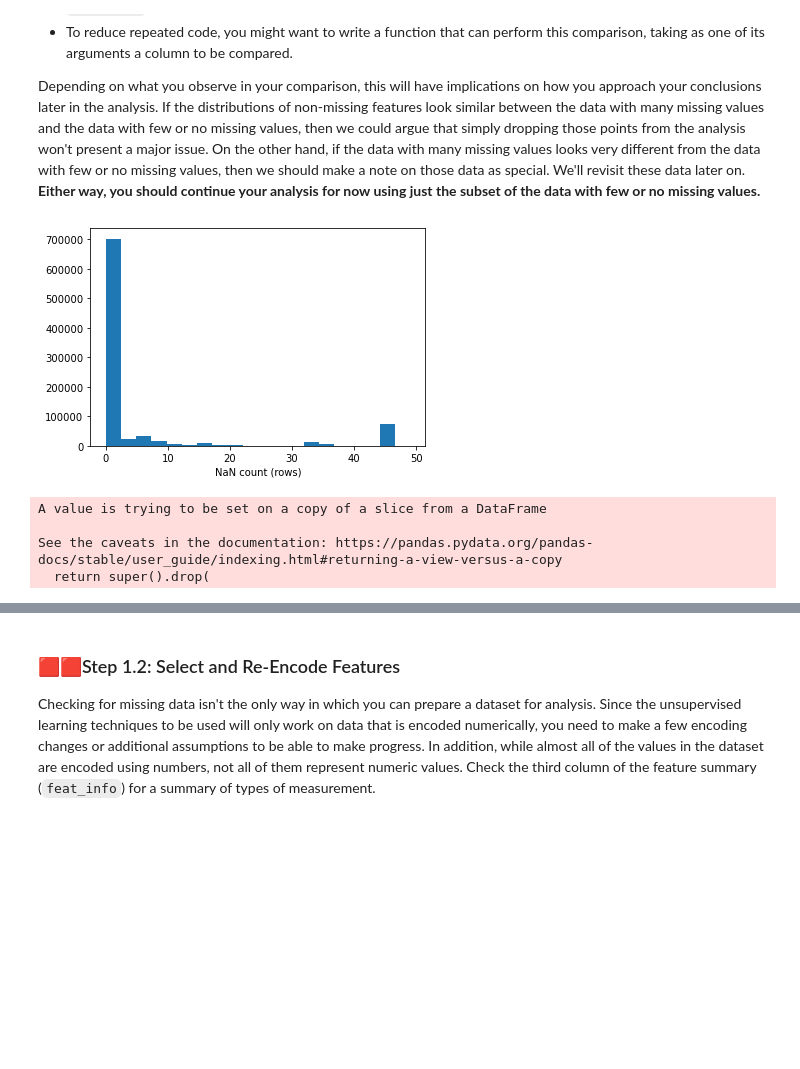
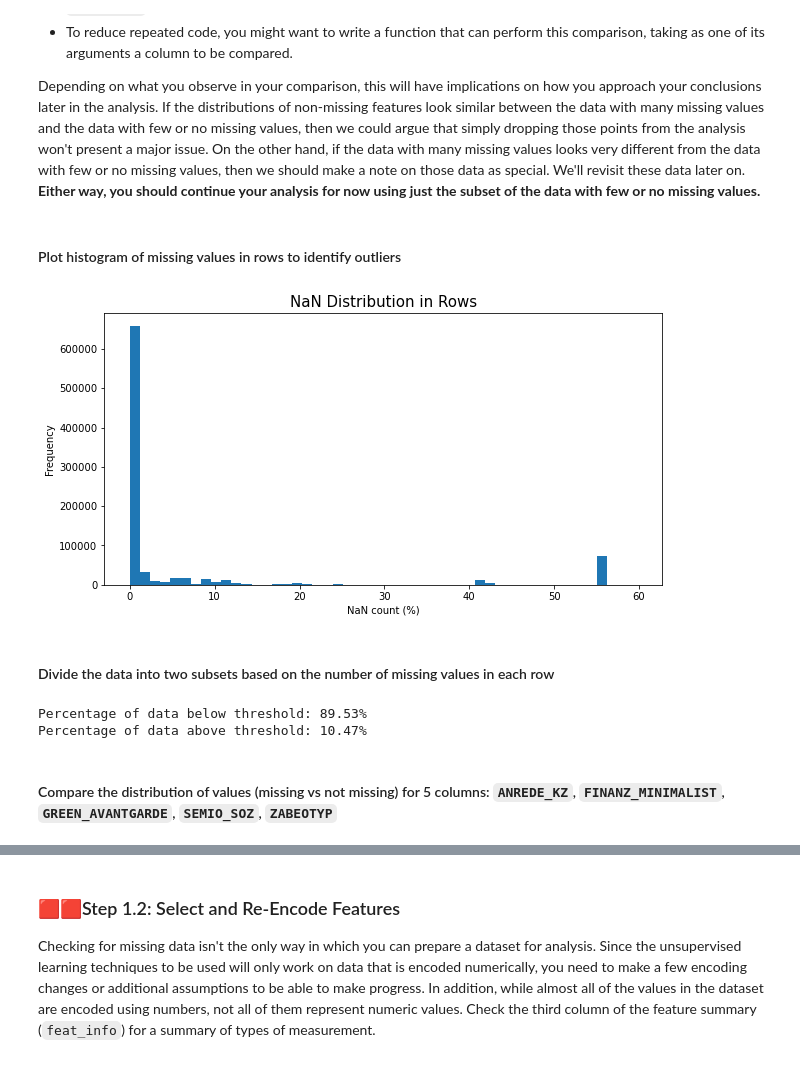
Before and after one commit to alexgeorgousis/customer-segments, a Jupyter notebook: Identify_Customer_Segments.ipynb, the cells around one changed output, grey strips where cells are left out. Saved outputs shown, nothing was run; the diff lists cells and outputs as text; code cells hidden in the pictures; blank space fills up the shorter version.

```diff
--- a/Identify_Customer_Segments.ipynb
+++ b/Identify_Customer_Segments.ipynb
@@ -101,4 +94,7 @@ def encode_miss_values(column):
     return column.apply(lambda x: np.NaN if str(x) in encodings else x)
 # %%
 # Replace every missing value encoding in every column with NaN
+start = time.time()
 azdias_clean = azdias.apply(encode_miss_values)
+end = time.time()
+print("NaN encoding execution time: {}s".format(np.around(end-start, decimals=2)))
@@ -111,7 +111,9 @@ For the remaining features, are there any patterns in which columns have, or sha
 # %%
-# Plot histogram of missing values to identify outliers.
-nan_counts = azdias_clean.isna().sum()
-n, bins, patches = plt.hist(nan_counts, bins=50)
-plt.xlabel("NaN count (columns)")
+nan_counts_cols = np.around(azdias_clean.isna().sum() / azdias_clean.shape[0]*100, decimals=2)
+plt.figure(figsize=(10,5))
+n, bins, patches = plt.hist(nan_counts_cols, bins=50)
+plt.title("NaN Distribution in Columns", {'fontsize': 15})
+plt.xlabel("NaN count (%)")
+plt.ylabel("Frequency")
 plt.show()
 # %% [output]
@@ -128,7 +120,0 @@ Name: Outliers, dtype: int64
-# %%
-# Remove the outlier columns from the dataset. You'll perform other data engineering tasks such as re-encoding and imputation later.
-
-azdias_clean.drop(columns=outliers.keys(), inplace=True)
-feat_info = feat_info[feat_info["attribute"] != list(outliers.keys())[0]]
-feat_info = feat_info[feat_info["attribute"] != list(outliers.keys())[1]]
-feat_info = feat_info[feat_info["attribute"] != list(outliers.keys())[2]]
@@ -141,0 +123,6 @@ Remaining features (feature info): 82
+# %%
+outlier_cols = nan_counts_cols[nan_counts_cols > 40]
+display(pd.DataFrame(outlier_cols, columns=["NaN Count (%)"]))
+azdias_drop_outliers = azdias_clean.drop(columns=outlier_cols.index)
+assert azdias_drop_outliers.shape[1] == azdias_clean.shape[1] - outlier_cols.shape[0]
+print("Successfully dropped outliers\nRemaining features: {}".format(azdias_drop_outliers.shape[1]))
@@ -158,32 +150,18 @@ In order to know what to do with the outlier rows, we should see if the distribu
 - To reduce repeated code, you might want to write a function that can perform this comparison, taking as one of its arguments a column to be compared.
 
 Depending on what you observe in your comparison, this will have implications on how you approach your conclusions later in the analysis. If the distributions of non-missing features look similar between the data with many missing values and the data with few or no missing values, then we could argue that simply dropping those points from the analysis won't present a major issue. On the other hand, if the data with many missing values looks very different from the data with few or no missing values, then we should make a note on those data as special. We'll revisit these data later on. **Either way, you should continue your analysis for now using just the subset of the data with few or no missing values.**
+# %% [markdown]
+#### Plot histogram of missing values in rows to identify outliers
 # %%
 # How much data is missing in each row of the dataset?
-nan_counts_rows = azdias_clean.isna().sum(axis=1)
-n, bins, patches = plt.hist(nan_counts_rows, bins=20)
-plt.xlabel("NaN count (rows)")
+nan_counts_rows = np.around(azdias_drop_outliers.isna().sum(axis=1) / azdias_drop_outliers.shape[1]*100, decimals=2)
+plt.figure(figsize=(10, 5))
+n, bins, patches = plt.hist(nan_counts_rows, bins=50)
+plt.title("NaN Distribution in Rows", {'fontsize': 15})
+plt.xlabel("NaN count (%)")
+plt.ylabel("Frequency")
 plt.show()
 # %% [output]
-[figure, old version]
+[figure, new version]
-# %%
-# Write code to divide the data into two subsets based on the number of missing values in each row.
-
-threshold = 25
-
-# Add the number of missing values in each row as a column in the dataset
-azdias_clean["nan_count"] = nan_counts_rows
-
-# Split dataset based on NaN count threshold
-above_thresh = azdias_clean[azdias_clean["nan_count"] > 25]
-below_thresh = azdias_clean[azdias_clean["nan_count"] <= 25]
-
-# Remove NaN count column from all 3 datasets
-azdias_clean.drop(columns=["nan_count"], inplace=True)
-below_thresh.drop(columns=["nan_count"], inplace=True)
-above_thresh.drop(columns=["nan_count"], inplace=True)
-# %% [output]
-A value is trying to be set on a copy of a slice from a DataFrame
-
-See the caveats in the documentation: https://pandas.pydata.org/pandas-docs/stable/user_guide/indexing.html#returning-a-view-versus-a-copy
-  return super().drop(
+# %% [markdown]
+#### Divide the data into two subsets based on the number of missing values in each row
@@ -190 +178,9 @@ See the caveats in the documentation: https://pandas.pydata.org/pandas-docs/stab
+# %%
+print("Percentage of data below threshold: {}%".format(np.around(below_thresh.shape[0] / azdias_drop_outliers.shape[0]*100, decimals=2)))
+print("Percentage of data above threshold: {}%".format(np.around(above_thresh.shape[0] / azdias_drop_outliers.shape[0]*100, decimals=2)))
+# %% [output]
+Percentage of data below threshold: 89.53%
+Percentage of data above threshold: 10.47%
+# %% [markdown]
+#### Compare the distribution of values (missing vs not missing) for 5 columns: `ANREDE_KZ`, `FINANZ_MINIMALIST`, `GREEN_AVANTGARDE`, `SEMIO_SOZ`, `ZABEOTYP`
 # %%
```
Also changed, not shown: parts of 46 cells of this notebook.
